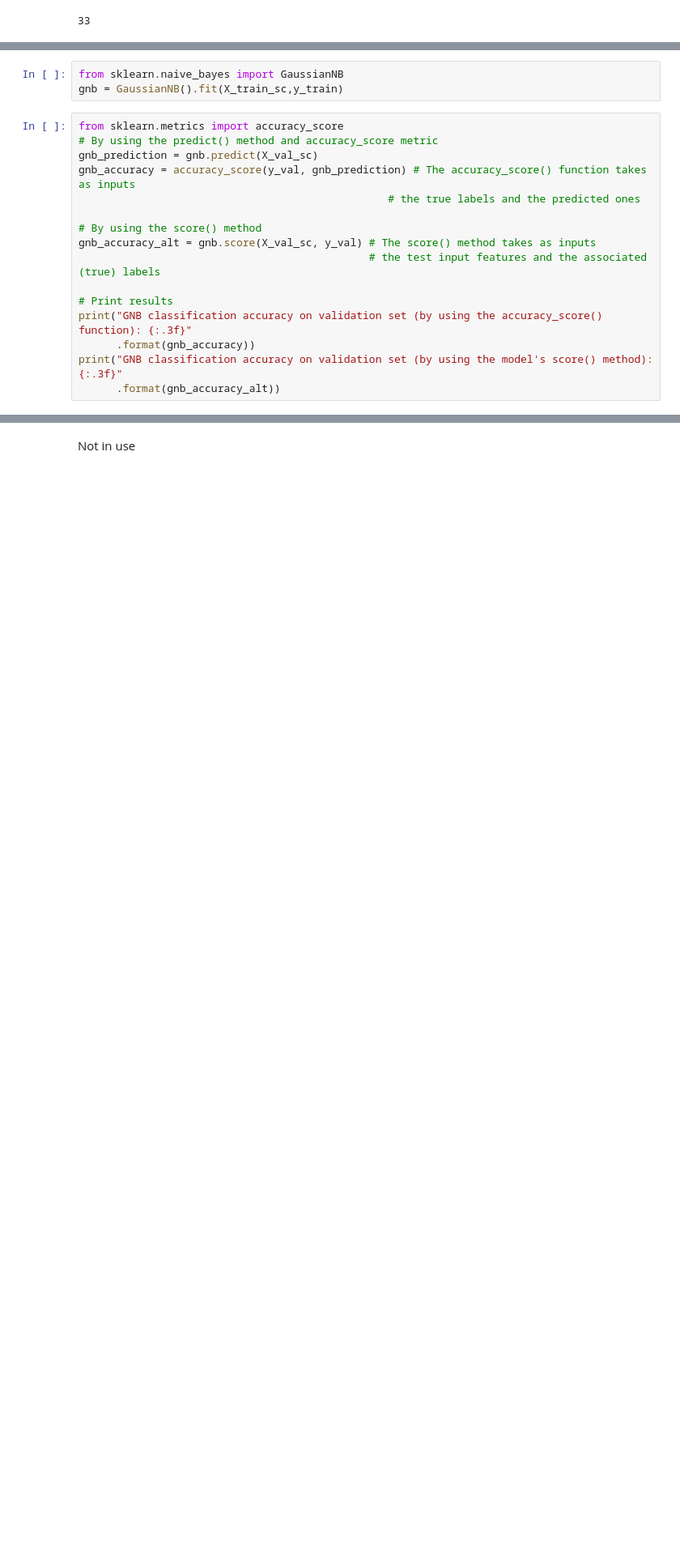
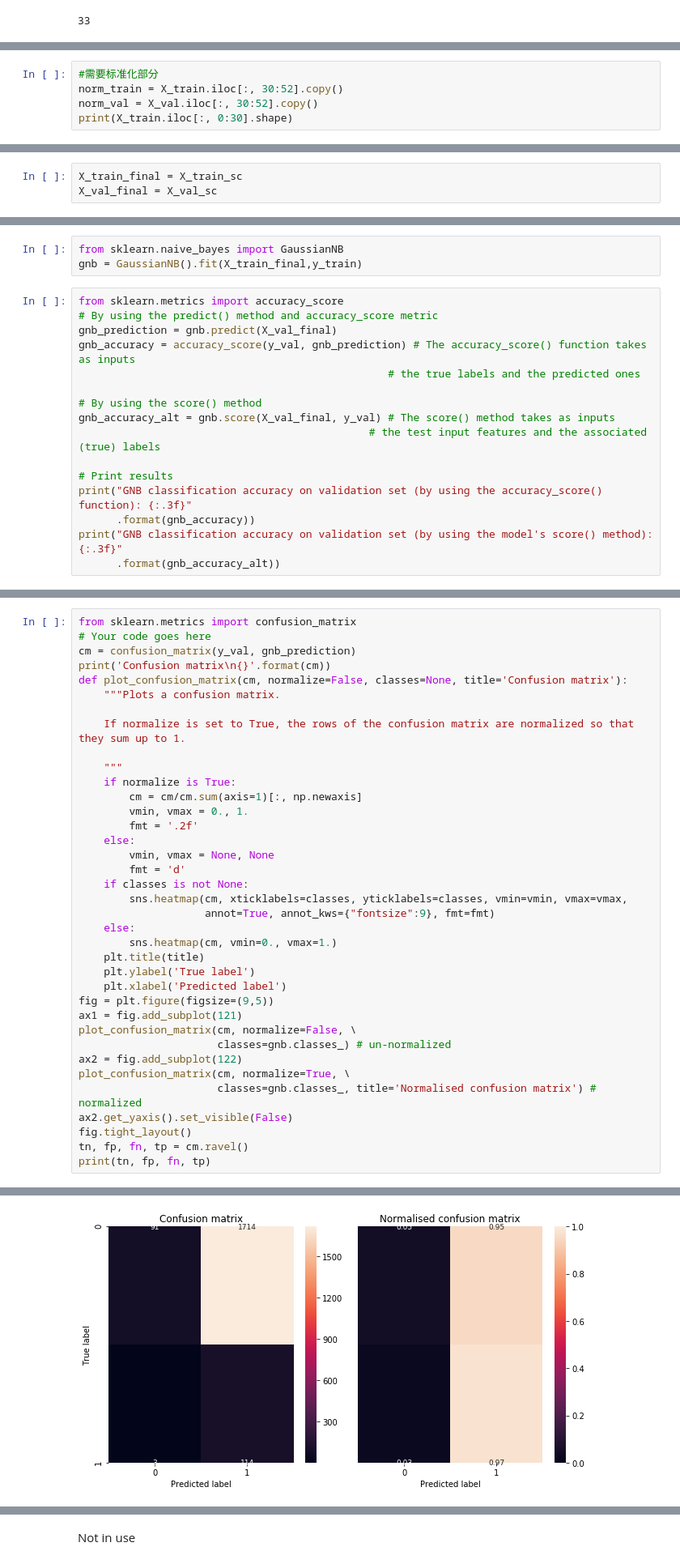
Before and after one commit to jinrainyyy/DME, a Jupyter notebook: project.ipynb, the cells around one changed output, grey strips where cells are left out. Shown at 81% size. Cells and saved outputs as stored; diff of their text form; blank space fills up the shorter version.

```diff
--- a/project.ipynb
+++ b/project.ipynb
@@ -118,0 +109,5 @@ StandardScaler(copy=True, with_mean=True, with_std=True)
+# %%
+#需要标准化部分
+norm_train = X_train.iloc[:, 30:52].copy()
+norm_val = X_val.iloc[:, 30:52].copy()
+print(X_train.iloc[:, 0:30].shape)
@@ -119 +189,4 @@ StandardScaler(copy=True, with_mean=True, with_std=True)
+# %%
+X_train_final = X_train_sc
+X_val_final = X_val_sc
 # %%
@@ -121,15 +198,15 @@ np.savetxt('val.csv',X_val_sc,delimiter = ',')
 # %%
 from sklearn.naive_bayes import GaussianNB
-gnb = GaussianNB().fit(X_train_sc,y_train)
+gnb = GaussianNB().fit(X_train_final,y_train)
 # %%
 from sklearn.metrics import accuracy_score
 # By using the predict() method and accuracy_score metric
-gnb_prediction = gnb.predict(X_val_sc)
+gnb_prediction = gnb.predict(X_val_final)
 gnb_accuracy = accuracy_score(y_val, gnb_prediction) # The accuracy_score() function takes as inputs
                                                  # the true labels and the predicted ones
 
 # By using the score() method
-gnb_accuracy_alt = gnb.score(X_val_sc, y_val) # The score() method takes as inputs
+gnb_accuracy_alt = gnb.score(X_val_final, y_val) # The score() method takes as inputs
                                               # the test input features and the associated (true) labels
 
 # Print results
@@ -161,3 +238,41 @@ print("Baseline classification accuracy on validation set (random prediction): {
 # %% [output]
 Baseline classification accuracy on validation set (most frequent class): 0.939
 Baseline classification accuracy on validation set (random prediction): 0.517
+# %%
+from sklearn.metrics import confusion_matrix
+# Your code goes here
+cm = confusion_matrix(y_val, gnb_prediction)
+print('Confusion matrix\n{}'.format(cm))
+def plot_confusion_matrix(cm, normalize=False, classes=None, title='Confusion matrix'):
+    """Plots a confusion matrix.
+
+    If normalize is set to True, the rows of the confusion matrix are normalized so that they sum up to 1.
+
+    """
+    if normalize is True:
+        cm = cm/cm.sum(axis=1)[:, np.newaxis]
+        vmin, vmax = 0., 1.
+        fmt = '.2f'
+    else:
+        vmin, vmax = None, None
+        fmt = 'd'
+    if classes is not None:
+        sns.heatmap(cm, xticklabels=classes, yticklabels=classes, vmin=vmin, vmax=vmax,
+                    annot=True, annot_kws={"fontsize":9}, fmt=fmt)
+    else:
+        sns.heatmap(cm, vmin=0., vmax=1.)
+    plt.title(title)
+    plt.ylabel('True label')
+    plt.xlabel('Predicted label')
+fig = plt.figure(figsize=(9,5))
+ax1 = fig.add_subplot(121)
+plot_confusion_matrix(cm, normalize=False, \
+                      classes=gnb.classes_) # un-normalized
+ax2 = fig.add_subplot(122)
+plot_confusion_matrix(cm, normalize=True, \
+                      classes=gnb.classes_, title='Normalised confusion matrix') # normalized
+ax2.get_yaxis().set_visible(False)
+fig.tight_layout()
+tn, fp, fn, tp = cm.ravel()
+print(tn, fp, fn, tp)
+# %% [output]
@@ -164,3 +283,4 @@ Baseline classification accuracy on validation set (random prediction): 0.517
+[figure, added]
 # %%
 from sklearn.linear_model import LogisticRegression
 from sklearn.neural_network import MLPClassifier
```
Also changed, not shown: parts of 29 cells of this notebook.
